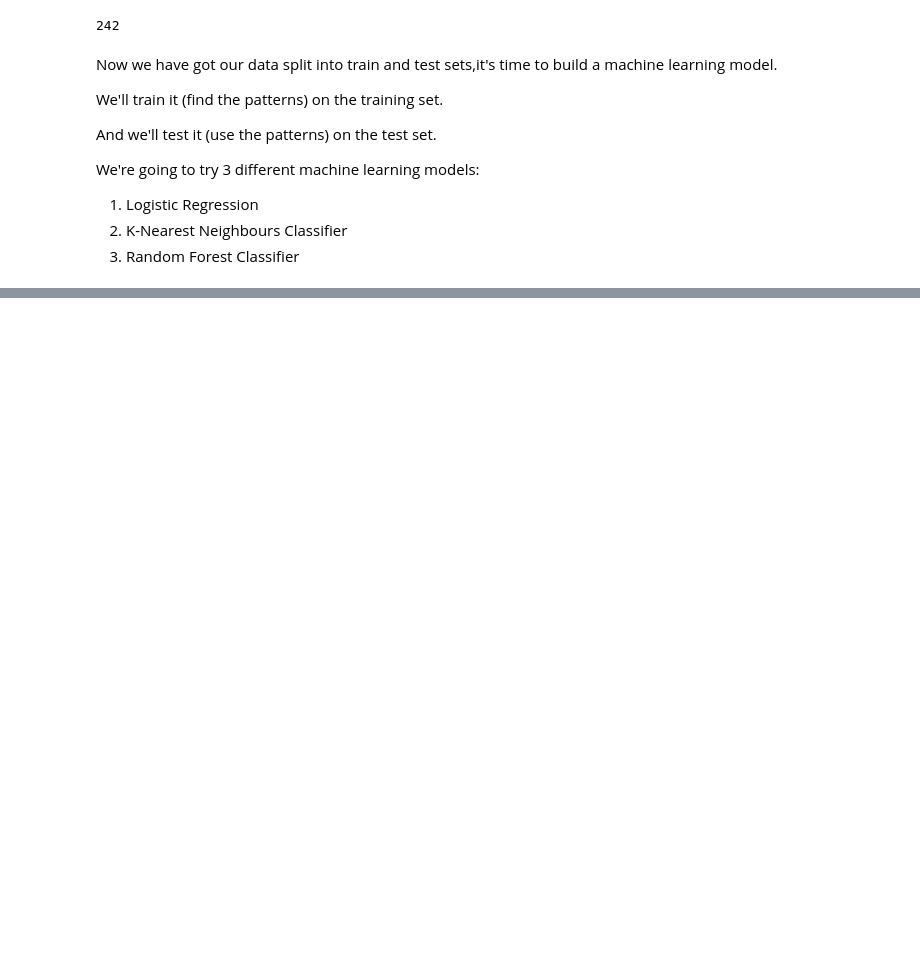
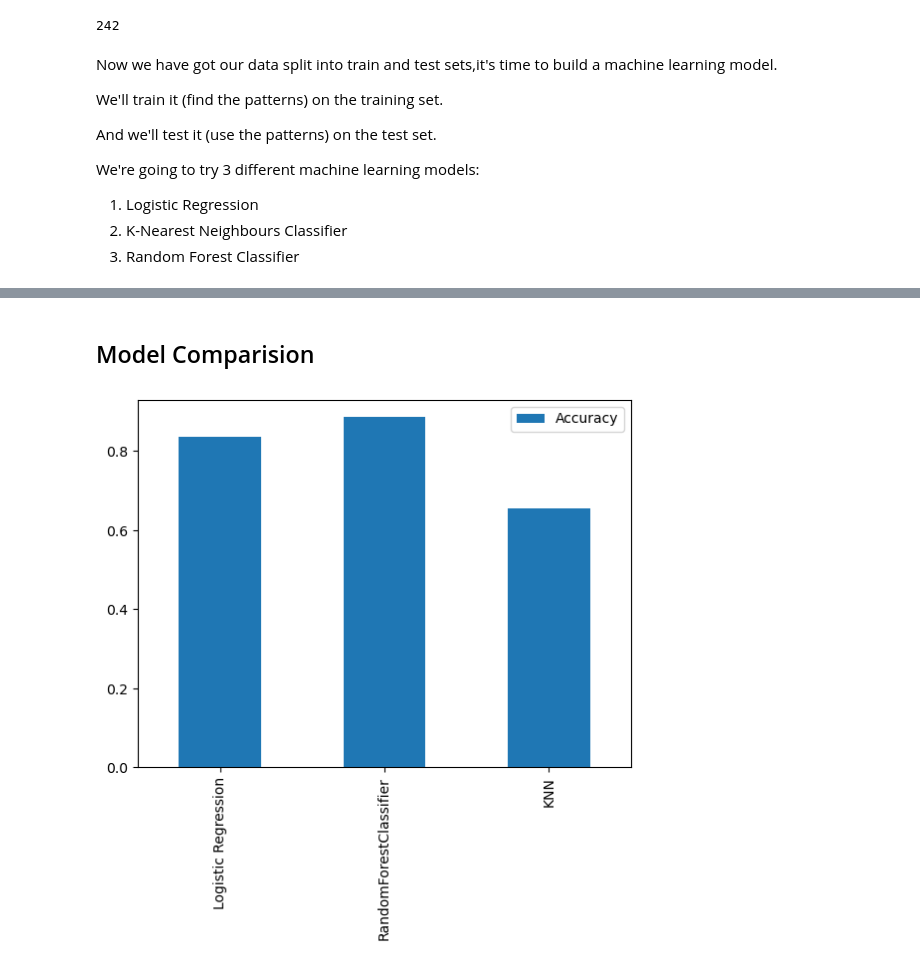
Before and after one commit to AKASH02003/Machine_learning, a Jupyter notebook: heart-disease-project/End-to-end-heart-disease-classification.ipynb, the cells around one changed output, grey strips where cells are left out. Cells and saved outputs as stored; diff of their text form; code cells hidden in the pictures; blank space fills up the shorter version.

Commit message:
Model chosen & hyperparameter defined

```diff
--- a/heart-disease-project/End-to-end-heart-disease-classification.ipynb
+++ b/heart-disease-project/End-to-end-heart-disease-classification.ipynb
@@ -497,3 +497,41 @@ We're going to try 3 different machine learning models:
 1. Logistic Regression
 2. K-Nearest Neighbours Classifier
 3. Random Forest Classifier
+# %%
+# put model into a dictionary
+
+models = {"Logistic Regression":LogisticRegression(),
+          "RandomForestClassifier":RandomForestClassifier(),
+          "KNN":KNeighborsClassifier()}
+
+# create a model to fit and and score models
+
+def fit_and_score(models,x_train,x_test,y_train,y_test):
+    """"
+    Fits and evaluates the given machine learning models.
+    models: A dict of different sklearn machine learning models
+    x_train: training data (no labels)
+    x_test: testing data(no labels)
+    y_train: training labels
+    y_test: test labels
+
+    """
+    # set up random seed
+    np.random.seed(42)
+    # make the dictionary to keep model scores
+    model_scores={ }
+    # Loop through models
+    for name, model in models.items():
+        # Fit the model to data
+        model.fit(x_train,y_train)
+        # Evaluate the model and append its score to model_scores
+        model_scores[name] = model.score(x_test,y_test)
+    return model_scores
+# %%
+model_scores =  fit_and_score(models=models,
+                             x_train=x_train,
+                             x_test=x_test,
+                             y_train=y_train,
+                             y_test=y_test)
+
+print(model_scores)
@@ -499,0 +547,7 @@ We're going to try 3 different machine learning models:
+# %% [markdown]
+## Model Comparision
+# %%
+model_compare = pd.DataFrame(model_scores,index=["Accuracy"])
+model_compare.T.plot.bar(); # transposing and plotting
+# %% [output]
+[figure, added]
```
Also changed, not shown: parts of 11 cells of this notebook.
